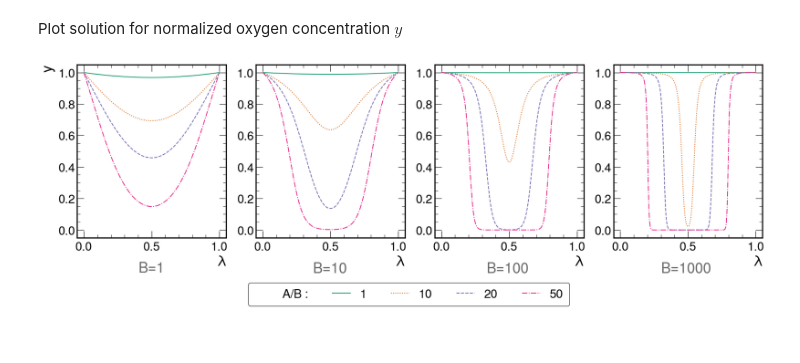
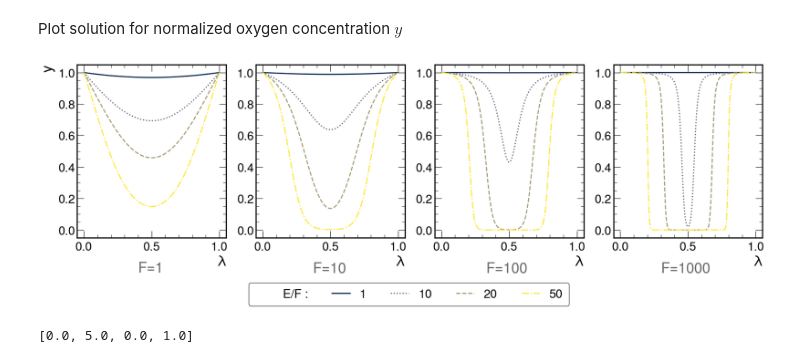
Before and after one commit to chrispap95/oxygen-diffusion-paper, a Jupyter notebook: notebooks/sandiaOxygenModel.ipynb, the cells around one changed output. Cells and saved outputs as stored; diff of their text form; code cells hidden in the pictures.

```diff
--- a/notebooks/sandiaOxygenModel.ipynb
+++ b/notebooks/sandiaOxygenModel.ipynb
@@ -19,17 +21,17 @@ import mplhep as hep
 hep.style.use(hep.style.CMS)
 # %%
 # Define these as global variables
-A, B = 5000, 50
+E, F = 5000, 50
 
 
 def func_rrate(y):
     y[y < 0] = 0
-    return A * y / (B * y + 1)
+    return E * y / (F * y + 1)
 
 
 def solver(x, y):
     y[0][y[0] < 0] = 0
-    return np.vstack((y[1], A * y[0] / (B * y[0] + 1)))
+    return np.vstack((y[1], E * y[0] / (F * y[0] + 1)))
 
 
 def bc(ya, yb):
@@ -40,31 +42,34 @@ values = range(4)
 cmap = plt.get_cmap("Set1")
 cNorm = colors.Normalize(vmin=0, vmax=values[-1])
 scalarMap = cmx.ScalarMappable(norm=cNorm, cmap=cmap)
-# to change default color cycle
-plt.rcParams["axes.prop_cycle"] = plt.cycler(color=plt.cm.Dark2.colors)
+
+# or just change default color cycle
+N = 4
+color_cycle = plt.cycler(color=plt.cm.cividis(np.linspace(0, 1, N)))
+plt.rcParams["axes.prop_cycle"] = color_cycle
 # %% [markdown]
 Plot solution for normalized oxygen concentration $y$
 # %%
 %matplotlib inline
 
 # Scan values
-beta = [1, 10, 100, 1000]
-alpha = [
+F_list = [1, 10, 100, 1000]
+E_list = [
     # [1, 10, 20, 50],
     [1, 10, 20, 50],
     [10, 100, 200, 500],
     [100, 1000, 2000, 5000],
     [1000, 10000, 20000, 50000],
 ]
-beta_x_label = [0.4, 0.37, 0.33, 0.3]
+F_x_label = [0.4, 0.37, 0.33, 0.3]
 plots = [0, 0, 0, 0]
 linestyles = ["solid", "dotted", "dashed", "dashdot"]
 
 fig, ax = plt.subplots(1, 4, figsize=(22, 7))
-for fi, b in enumerate(beta):
-    for ix, a in enumerate(alpha[fi]):
-        B = b
-        A = a
+for fi, f in enumerate(F_list):
+    for ix, e in enumerate(E_list[fi]):
+        F = f
+        E = e
         x = np.linspace(0, 1, 50)
         y_a = np.zeros((2, x.size))
         y_a[0] = 1
@@ -77,38 +82,39 @@ for fi, b in enumerate(beta):
         (plots[ix],) = ax[fi].plot(
             x_plot,
             rrate / rrate[0],
-            label=f"A={A}",
+            label=f"E={E}",
             linestyle=linestyles[ix],
+            lw=2,
         )
-    ax[fi].text(beta_x_label[fi], -0.27, f"B={B}", color="dimgrey")
+    ax[fi].text(F_x_label[fi], -0.27, f"F={F}", color="dimgrey")
     box = ax[fi].get_position()
     ax[fi].set_position(
         [
             box.x0,
             box.y0 + box.height * 0.2,
             box.width,
             box.height * 0.8,
         ]
     )
     ax[fi].set_xlim([-0.05, 1.05])
     ax[fi].set_ylim([-0.05, 1.05])
     ax[fi].set_xlabel(r"$\lambda$")
 
 ax[0].set_ylabel(r"$y$")
 ph = [plt.plot([], marker="", ls="")[0]]
 leg = fig.legend(
     ph + plots,
-    [r"$A/B$ :", "1", "10", "20", "50"],
+    [r"$E/F$ :", "1", "10", "20", "50"],
     loc="lower center",
     bbox_to_anchor=(0.5, 0.0),
     ncols=5,
     frameon=True,
 )
 leg.get_frame().set_edgecolor("black")
-fig.savefig(f"multifig_y.pdf")
+fig.savefig("../plots/sandia_plot1.pdf", bbox_inches="tight")
 plt.show()
 # %% [output]
-[figure, old version]
+[figure, new version]
 # %%
 import pde
 # %%
@@ -132,0 +153,4 @@ class OxygenDiffusion(pde.PDEBase):
+# %%
+print(extent)
+# %% [output]
+[0.0, 5.0, 0.0, 1.0]
```
Also changed, not shown: parts of 14 cells of this notebook, 7 other files.
